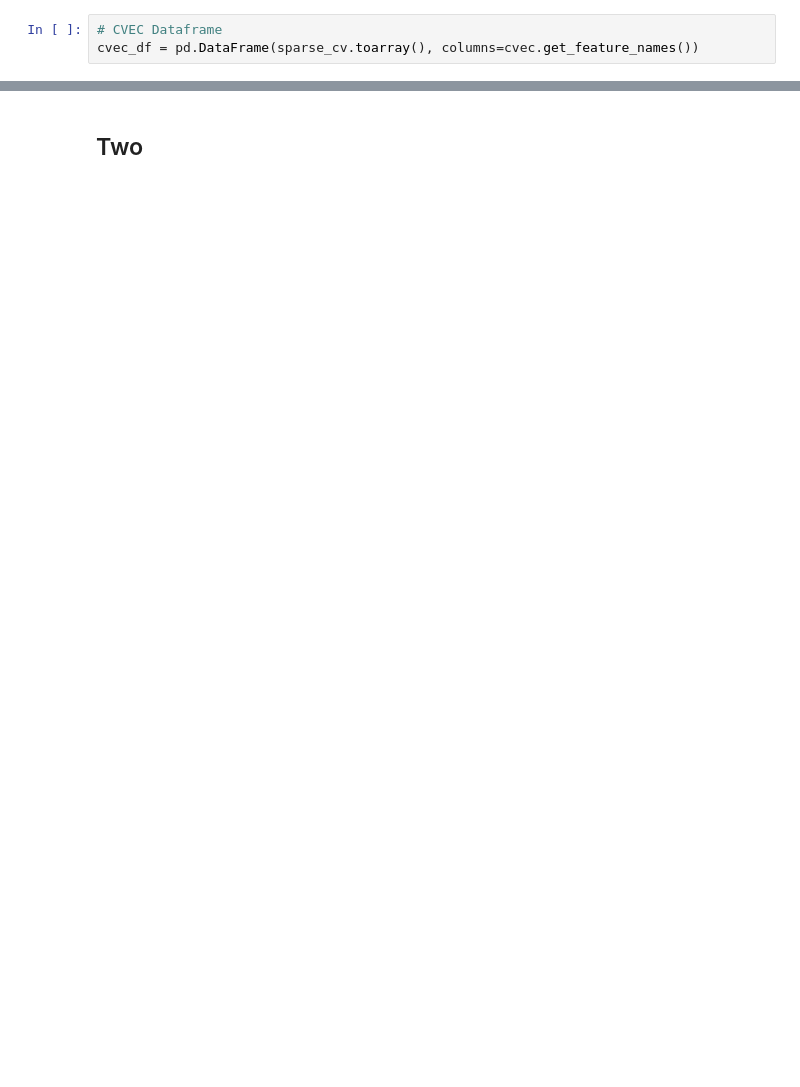
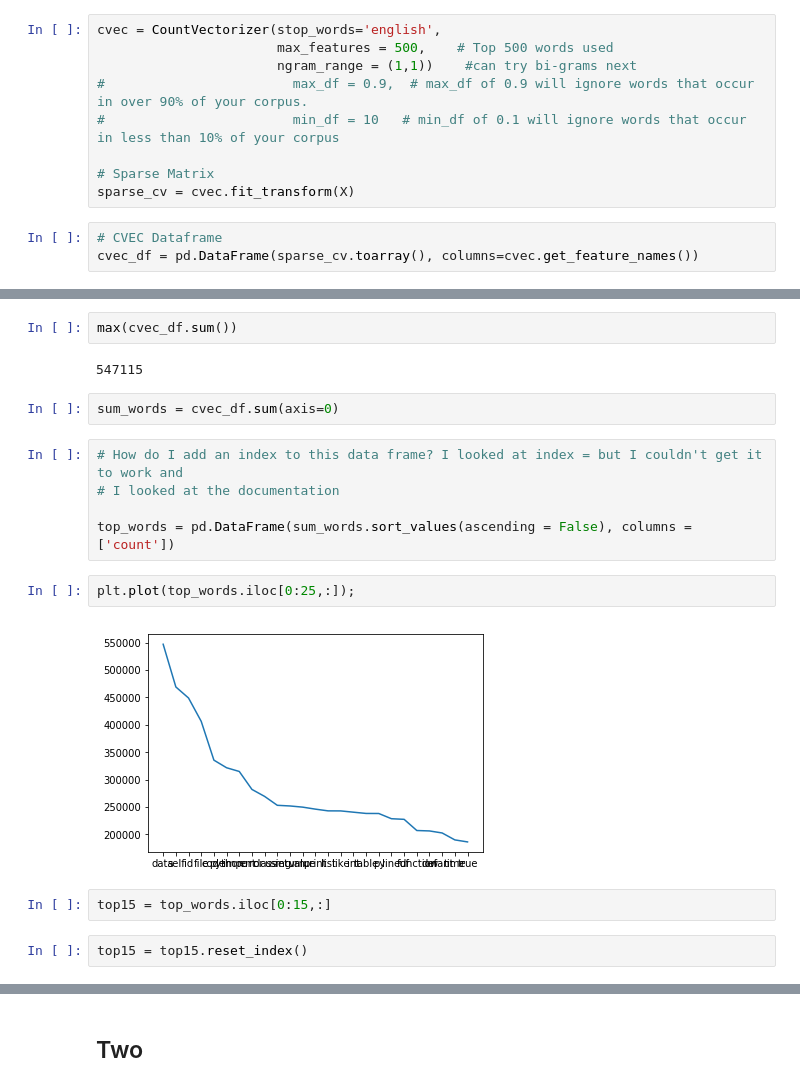
Before and after one commit to VPNA09/Stackoverflow-NLP, a Jupyter notebook: code/03 eda.ipynb, the cells around one changed output, grey strips where cells are left out. Cells and saved outputs as stored; diff of their text form; blank space fills up the shorter version.

Commit message:
worked on word frequency

```diff
--- a/code/03 eda.ipynb
+++ b/code/03 eda.ipynb
@@ -142,3 +136,12 @@ len(cvec.get_feature_names())
+# %%
+cvec = CountVectorizer(stop_words='english',
+                       max_features = 500,    # Top 500 words used
+                       ngram_range = (1,1))    #can try bi-grams next
+#                        max_df = 0.9,  # max_df of 0.9 will ignore words that occur in over 90% of your corpus.
+#                        min_df = 10   # min_df of 0.1 will ignore words that occur in less than 10% of your corpus
+
+# Sparse Matrix
+sparse_cv = cvec.fit_transform(X)
 # %%
 # CVEC Dataframe
 cvec_df = pd.DataFrame(sparse_cv.toarray(), columns=cvec.get_feature_names())
@@ -146,0 +158,19 @@ cvec_df.columns
+# %%
+max(cvec_df.sum())
+# %% [output]
+547115
+# %%
+sum_words = cvec_df.sum(axis=0)
+# %%
+# How do I add an index to this data frame? I looked at index = but I couldn't get it to work and
+# I looked at the documentation
+
+top_words = pd.DataFrame(sum_words.sort_values(ascending = False), columns = ['count'])
+# %%
+plt.plot(top_words.iloc[0:25,:]);
+# %% [output]
+[figure, added]
+# %%
+top15 = top_words.iloc[0:15,:]
+# %%
+top15 = top15.reset_index()
```
Also changed, not shown: parts of 26 cells of this notebook, 1 other file.
